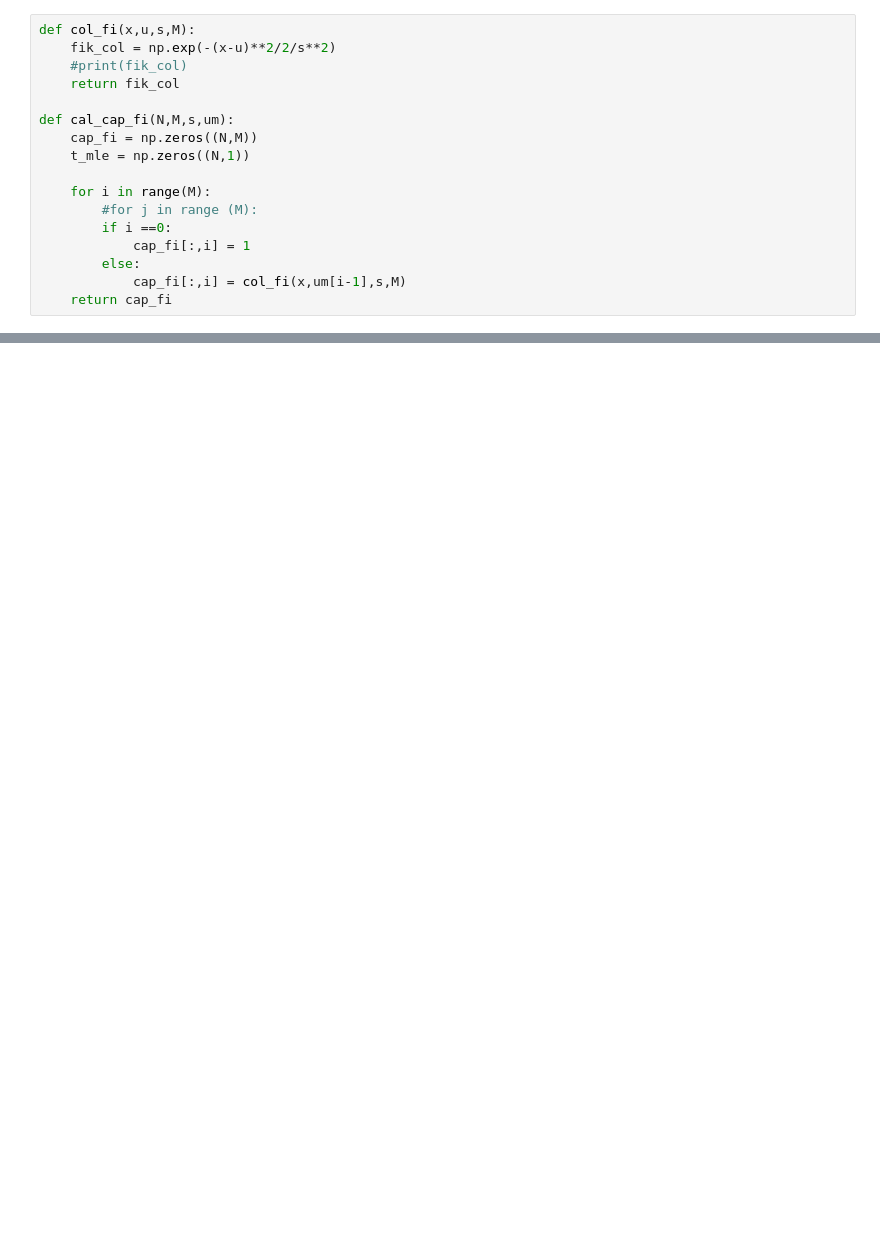
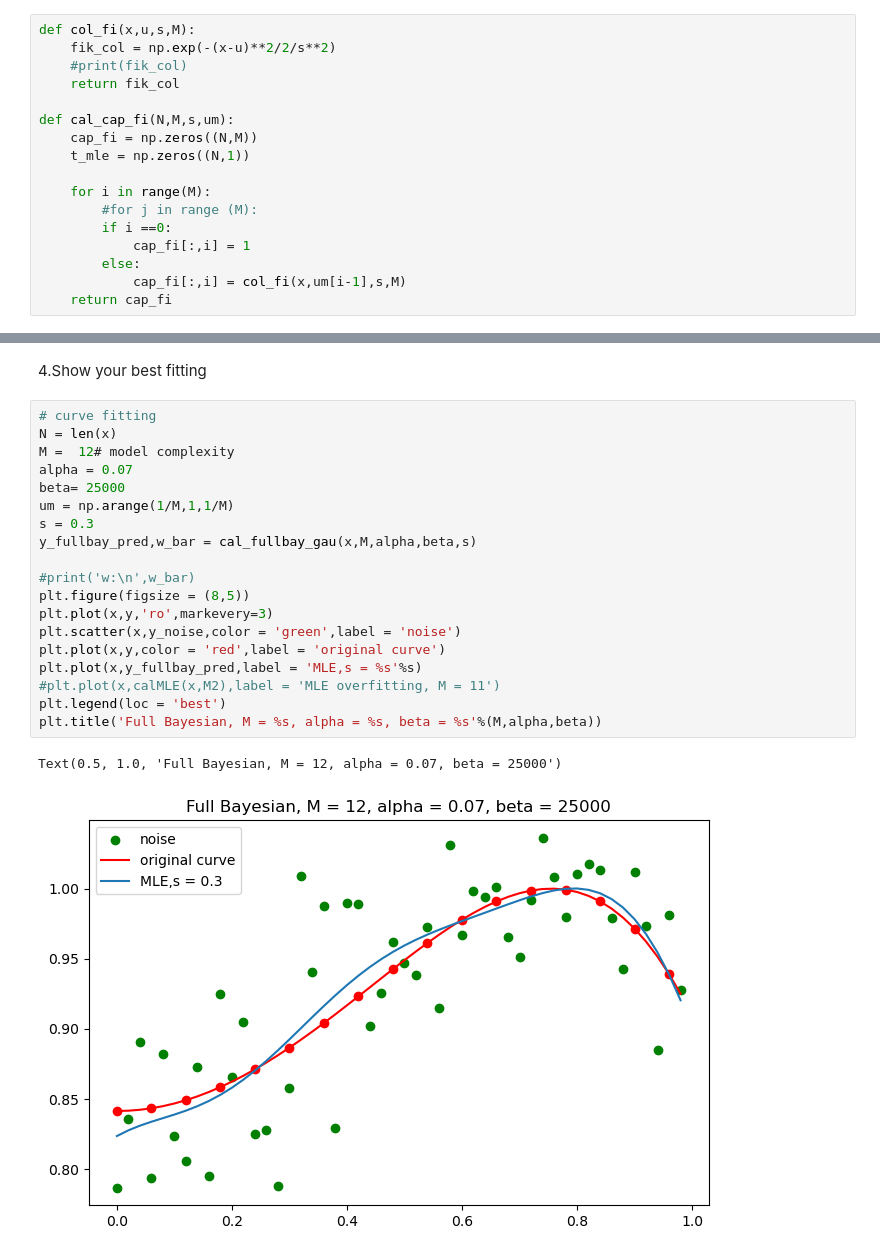
Before and after one commit to Ivy421/EE5907, a Jupyter notebook: CA1.ipynb, the cells around one changed output, grey strips where cells are left out. Cells and saved outputs as stored; diff of their text form; blank space fills up the shorter version.

```diff
--- a/CA1.ipynb
+++ b/CA1.ipynb
@@ -446,0 +486,24 @@ Text(0.5, 1.0, 'Full Bayesian, M = 10')
+# %% [markdown]
+4.Show your best fitting
+# %%
+# curve fitting
+N = len(x)
+M =  12# model complexity
+alpha = 0.07
+beta= 25000
+um = np.arange(1/M,1,1/M)
+s = 0.3
+y_fullbay_pred,w_bar = cal_fullbay_gau(x,M,alpha,beta,s)
+
+#print('w:\n',w_bar)
+plt.figure(figsize = (8,5))
+plt.plot(x,y,'ro',markevery=3)
+plt.scatter(x,y_noise,color = 'green',label = 'noise')
+plt.plot(x,y,color = 'red',label = 'original curve')
+plt.plot(x,y_fullbay_pred,label = 'MLE,s = %s'%s)
+#plt.plot(x,calMLE(x,M2),label = 'MLE overfitting, M = 11')
+plt.legend(loc = 'best')
+plt.title('Full Bayesian, M = %s, alpha = %s, beta = %s'%(M,alpha,beta))
+# %% [output]
+Text(0.5, 1.0, 'Full Bayesian, M = 12, alpha = 0.07, beta = 25000')
+[figure, added]
```
Also changed, not shown: parts of 8 cells of this notebook.
